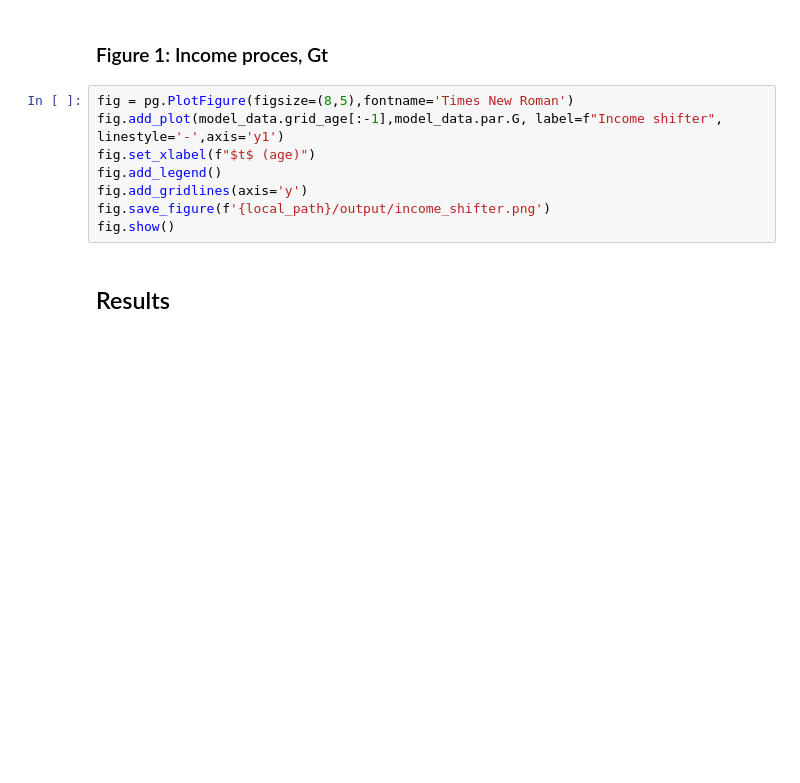
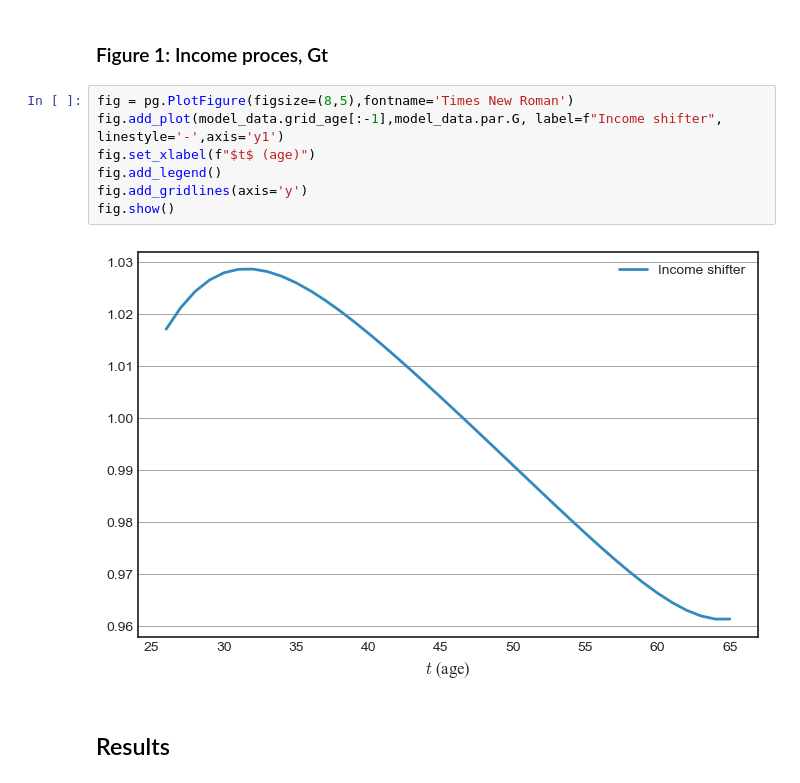
Before and after one commit to AsFyhn/DP-life-cycle, a Jupyter notebook: Run_all.ipynb, the cells around one changed output. Drawn from its saved outputs; the diff is of its cells as text; blank space fills up the shorter version.

```diff
--- a/Run_all.ipynb
+++ b/Run_all.ipynb
@@ -47,11 +43,12 @@ fig.set_number_format('y','{x:,.0f}')
 # %%
 fig = pg.PlotFigure(figsize=(8,5),fontname='Times New Roman')
 fig.add_plot(model_data.grid_age[:-1],model_data.par.G, label=f"Income shifter", linestyle='-',axis='y1')
 fig.set_xlabel(f"$t$ (age)")
 fig.add_legend()
 fig.add_gridlines(axis='y')
-fig.save_figure(f'{local_path}/output/income_shifter.png')
 fig.show()
+# %% [output]
+[figure, added]
 # %% [markdown]
 ## Results
 # %% [markdown]
```
Also changed, not shown: parts of 22 cells of this notebook, 25 other files.
